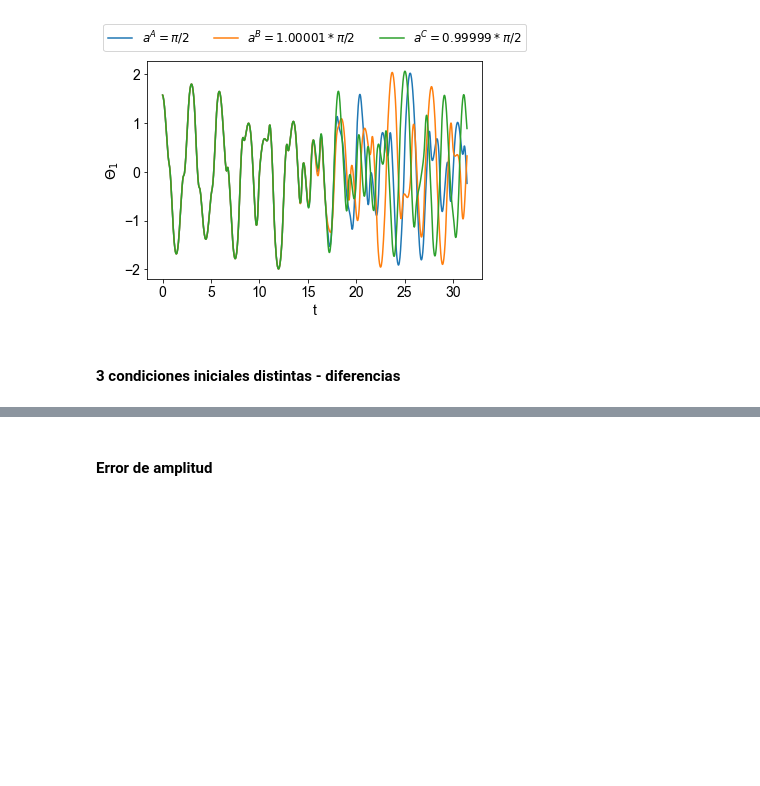
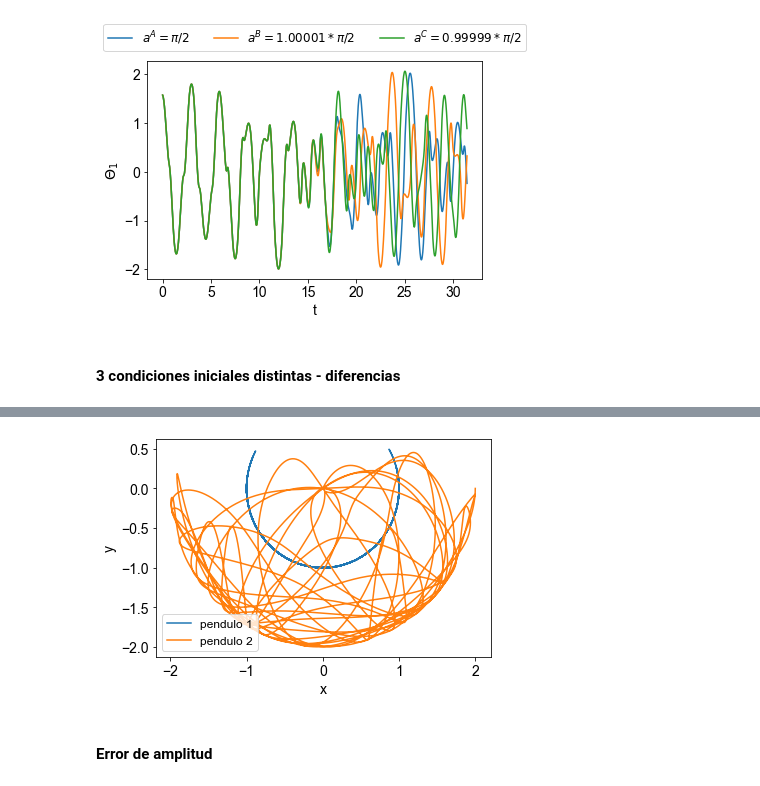
Before and after one commit to Lupama2/Guias_Metodos_Num_Fluidos_I, a Jupyter notebook: Guias/Guia_2/Ejercicio_4/Programa/graficos/graficos.ipynb, the cells around one changed output, grey strips where cells are left out. Saved outputs shown, nothing was run; the diff lists cells and outputs as text; code cells hidden in the pictures; blank space fills up the shorter version.

```diff
--- a/Guias/Guia_2/Ejercicio_4/Programa/graficos/graficos.ipynb
+++ b/Guias/Guia_2/Ejercicio_4/Programa/graficos/graficos.ipynb
@@ -417,2 +415,27 @@ doble_3CI_trayectorias
+# %%
+#Importo datos
+datos = genfromtxt('datos/doble_1CI_trayectorias.csv', delimiter=',')
+# %%
+#Parámetros de la fuente del gráfico
+font = {'family' : 'Arial',
+        'weight' : 'normal',
+        'size'   : 14}
+matplotlib.rc('font', **font)
+
+plt.plot(datos[:,0],datos[:,1], label='pendulo 1')
+plt.plot(datos[:,2],datos[:,3], label='pendulo 2')
+
+plt.legend(loc='lower left', ncol = 1,fontsize = 12)
+plt.xlabel('x')
+plt.ylabel('y')
+# plt.xticks(x, my_xticks)
+# plt.yticks(np.arange(y.min(), y.max(), 0.005))
+# plt.yticks(np.arange(-0.5,0.5 + 0.2,0.2))
+# plt.xlim(10.0**-4, 10.0**0)
+
+#Guardo el gráfico
+plt.savefig('doble_1CI_trayectorias.pdf', format='pdf',bbox_inches = "tight")
+# %% [output]
+[figure, added]
 # %% [markdown]
 #### Error de amplitud
```
Also changed, not shown: parts of 10 cells of this notebook, 8 other files.
